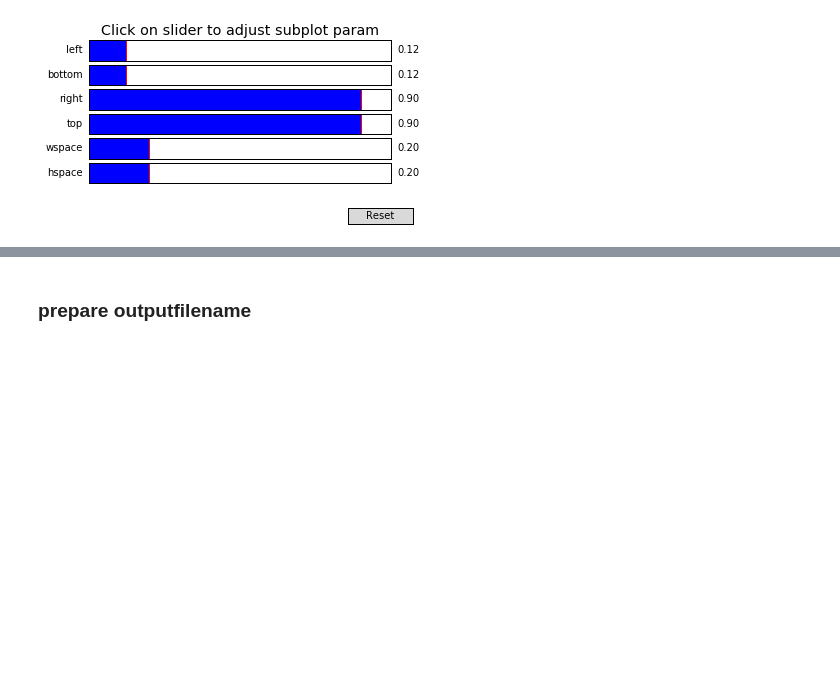
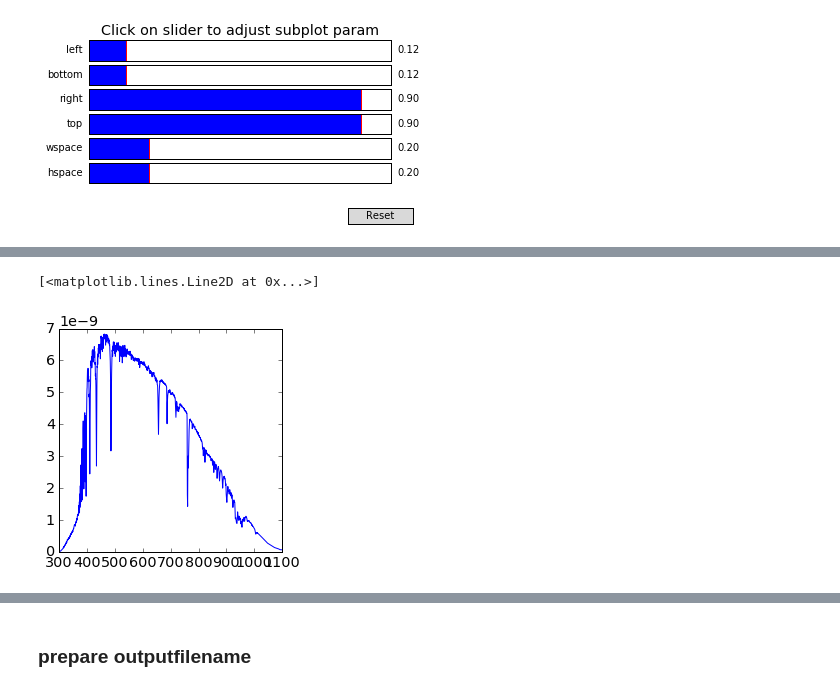
Before and after one commit to sylvielsstfr/CTIOAna2016, a Jupyter notebook: ana_2016_11/Fit_Spectrum_HD14943.ipynb, the cells around one changed output, grey strips where cells are left out. Cells and saved outputs as stored; diff of their text form; code cells hidden in the pictures; blank space fills up the shorter version.

```diff
--- a/ana_2016_11/Fit_Spectrum_HD14943.ipynb
+++ b/ana_2016_11/Fit_Spectrum_HD14943.ipynb
@@ -274,0 +388,2 @@ plt.grid(True)
+# %%
+sorted_simfiles=filelist_simfitspec[sorted_simindexes] # now sort the filenames
@@ -274,0 +398,3 @@ plt.grid(True)
+# %%
+hdu_list=fits.open(sorted_simfiles[49])
+header=hdu_list[0].header
@@ -274,0 +405,2 @@ plt.grid(True)
+# %%
+ table_data=hdu_list[1].data
@@ -274,0 +417,11 @@ plt.grid(True)
+# %%
+simwavelength = table_data.field('WAVELENGTH')
+simsed        = table_data.field('SEDcalspec')
+simatm        = table_data.field('Atmosphere')
+simqe         = table_data.field('QE')
+simspectra    = table_data.field('SEDxQExATM')
+# %%
+plt.plot(simwavelength,simspectra )
+# %% [output]
+[<matplotlib.lines.Line2D at 0x...>]
+[figure, added]
```
Also changed, not shown: parts of 32 cells of this notebook, 2 other files.
